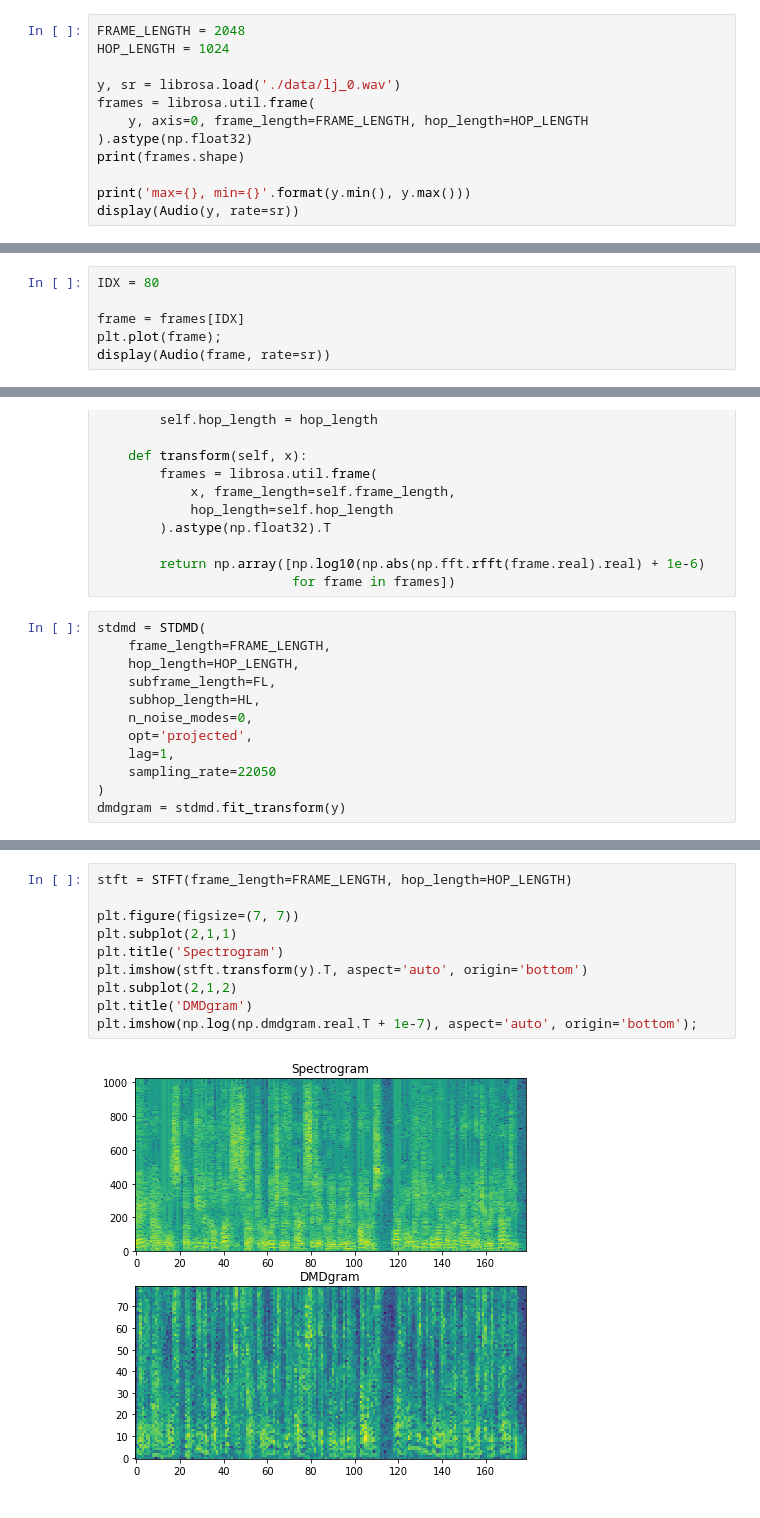
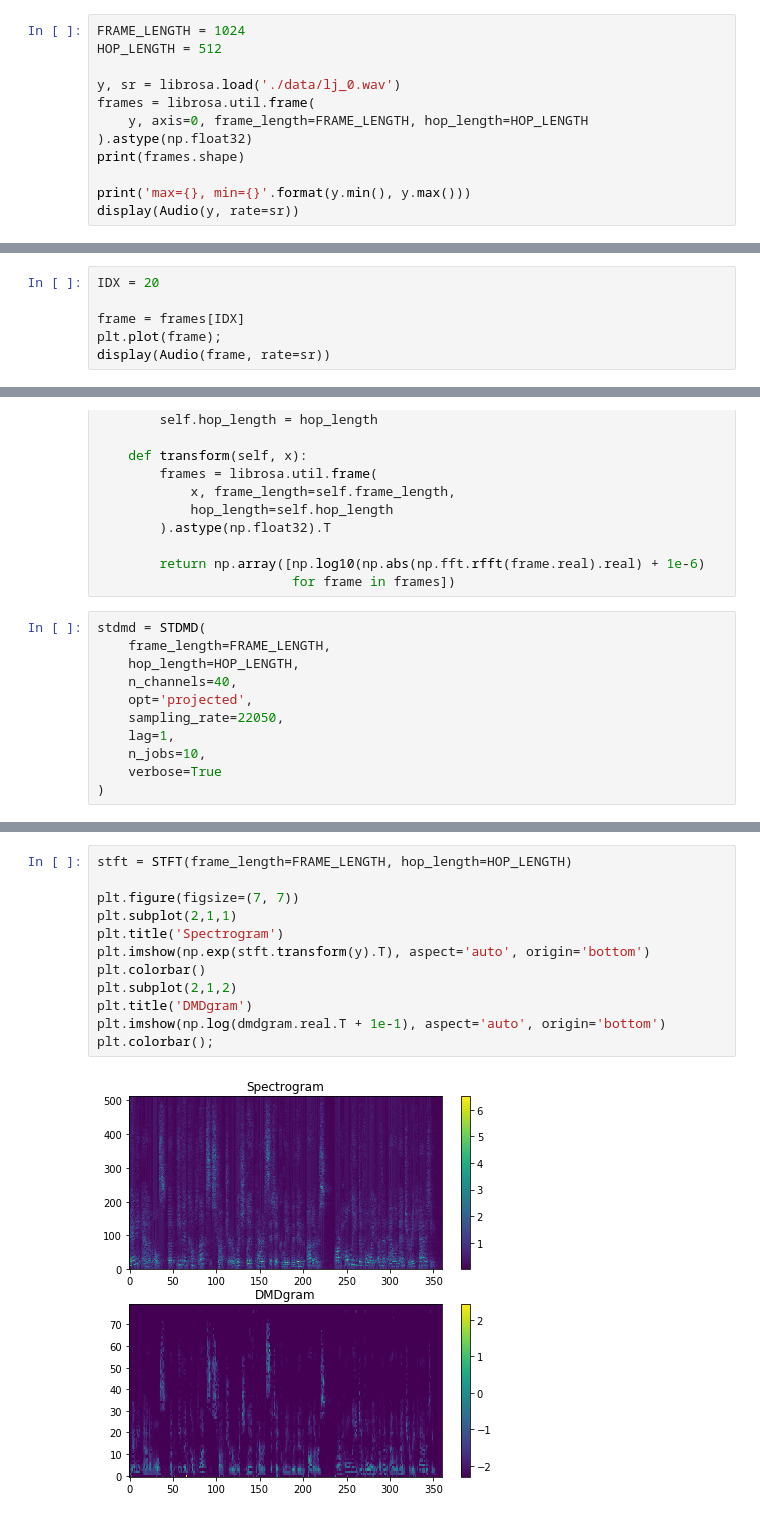
Before and after one commit to ivanvovk/dmdx, a Jupyter notebook: test.ipynb, the cells around one changed output, grey strips where cells are left out. Saved outputs shown, nothing was run; the diff lists cells and outputs as text.

```diff
--- a/test.ipynb
+++ b/test.ipynb
@@ -14,6 +15,6 @@ mp.cpu_count()
 # %%
-FRAME_LENGTH = 2048
-HOP_LENGTH = 1024
+FRAME_LENGTH = 1024
+HOP_LENGTH = 512
 
 y, sr = librosa.load('./data/lj_0.wav')
 frames = librosa.util.frame(
@@ -30,7 +31,7 @@ max=-0.340301513671875, min=0.411651611328125
 # %% [markdown]
 #### Test on single frame
 # %%
-IDX = 80
+IDX = 20
 
 frame = frames[IDX]
 plt.plot(frame);
@@ -114,11 +120,10 @@ class STFT(object):
 stdmd = STDMD(
     frame_length=FRAME_LENGTH,
     hop_length=HOP_LENGTH,
-    subframe_length=FL,
-    subhop_length=HL,
-    n_noise_modes=0,
+    n_channels=40,
     opt='projected',
+    sampling_rate=22050,
     lag=1,
-    sampling_rate=22050
+    n_jobs=10,
+    verbose=True
 )
-dmdgram = stdmd.fit_transform(y)
@@ -127,12 +132,14 @@ dmdgram = np.array([list(ts)[:N_FREQS_TO_CAPTURE] + [0] * (N_FREQS_TO_CAPTURE -
 # %%
 stft = STFT(frame_length=FRAME_LENGTH, hop_length=HOP_LENGTH)
 
 plt.figure(figsize=(7, 7))
 plt.subplot(2,1,1)
 plt.title('Spectrogram')
-plt.imshow(stft.transform(y).T, aspect='auto', origin='bottom')
+plt.imshow(np.exp(stft.transform(y).T), aspect='auto', origin='bottom')
+plt.colorbar()
 plt.subplot(2,1,2)
 plt.title('DMDgram')
-plt.imshow(np.log(np.dmdgram.real.T + 1e-7), aspect='auto', origin='bottom');
+plt.imshow(np.log(dmdgram.real.T + 1e-1), aspect='auto', origin='bottom')
+plt.colorbar();
 # %% [output]
-[figure, old version]
+[figure, new version]
```
Also changed, not shown: parts of 14 cells of this notebook, 1 other file.
